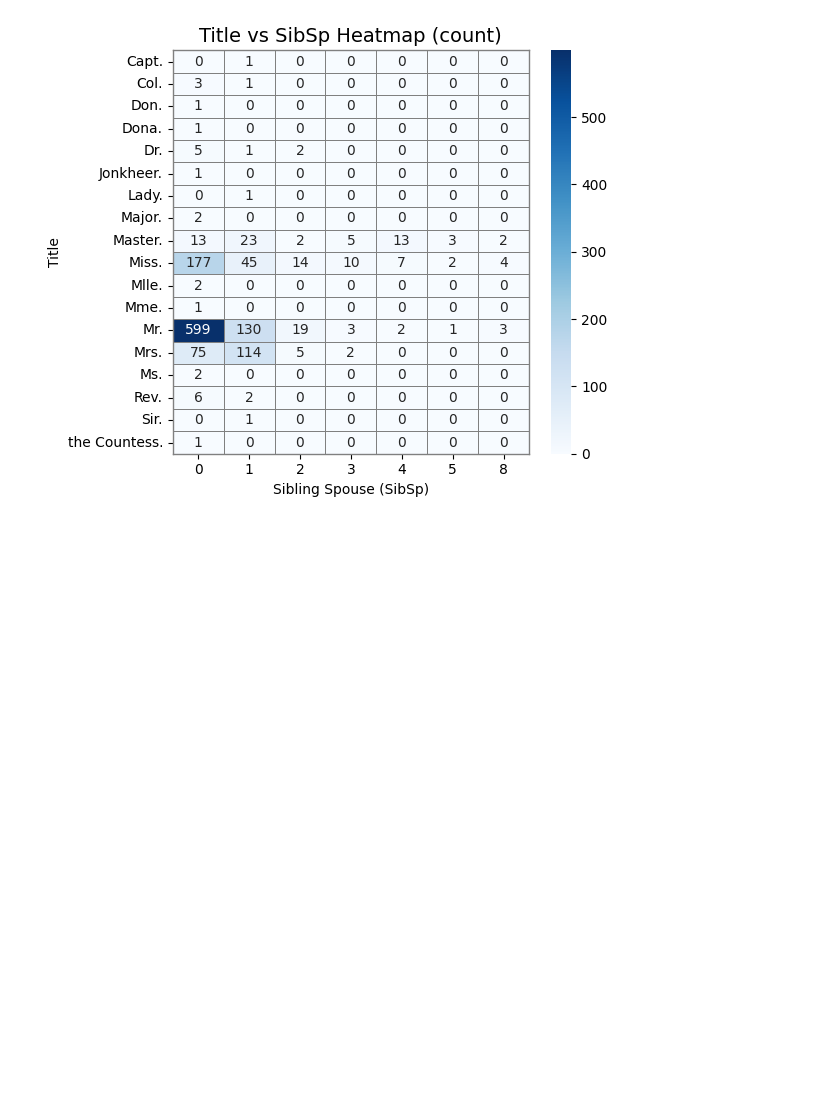
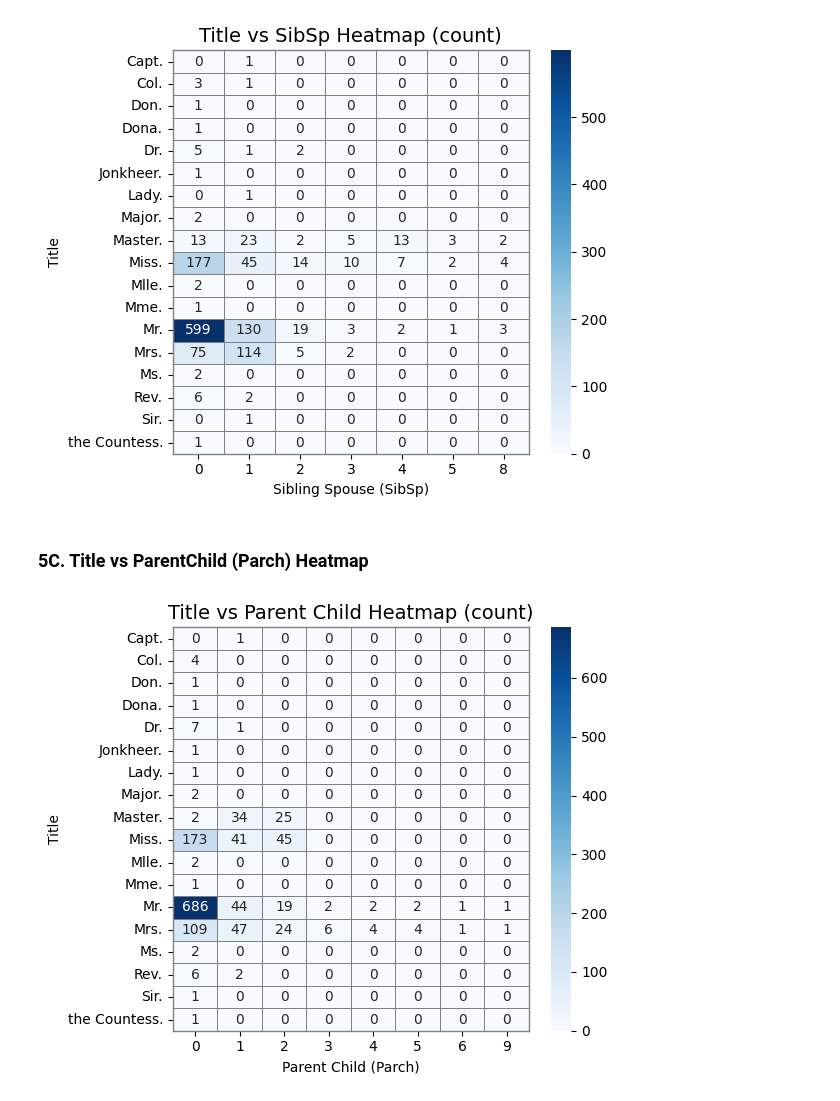
Before and after one commit to powernusa/titanic-eda, a Jupyter notebook: titanic_eda.ipynb, the cells around one changed output. Cells and saved outputs as stored; diff of their text form; code cells hidden in the pictures; blank space fills up the shorter version.

Commit message:
feat: 5C. Title vs ParentChild (parch) Heatmap

```diff
--- a/titanic_eda.ipynb
+++ b/titanic_eda.ipynb
@@ -836,3 +836,14 @@ plt,_,_ = sns_pivot_heatmap(df_crosstab,
                             title=title,xLabel=xlabel,yLabel=ylabel)
 # %% [output]
 [figure]
+# %% [markdown]
+### 5C. Title vs ParentChild (Parch) Heatmap
+# %%
+df_crosstab = pd.crosstab(all_df['Title'], all_df['Parch'])
+title = "Title vs Parent Child Heatmap (count)"
+xlabel,ylabel = "Parent Child (Parch)","Title"
+
+plt,_,_ = sns_pivot_heatmap(df_crosstab,
+                            title=title,xLabel=xlabel,yLabel=ylabel)
+# %% [output]
+[figure, added]
```
Also changed, not shown: parts of 2 cells of this notebook.
